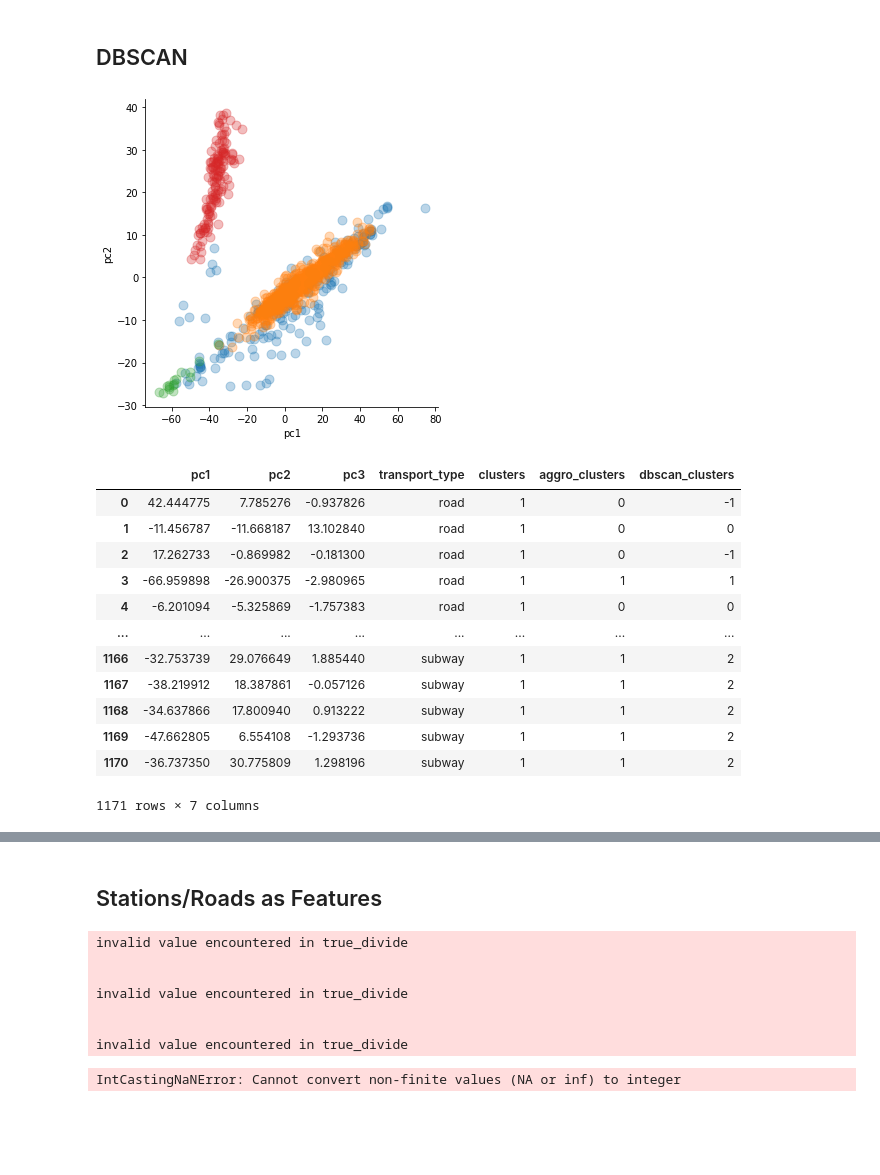
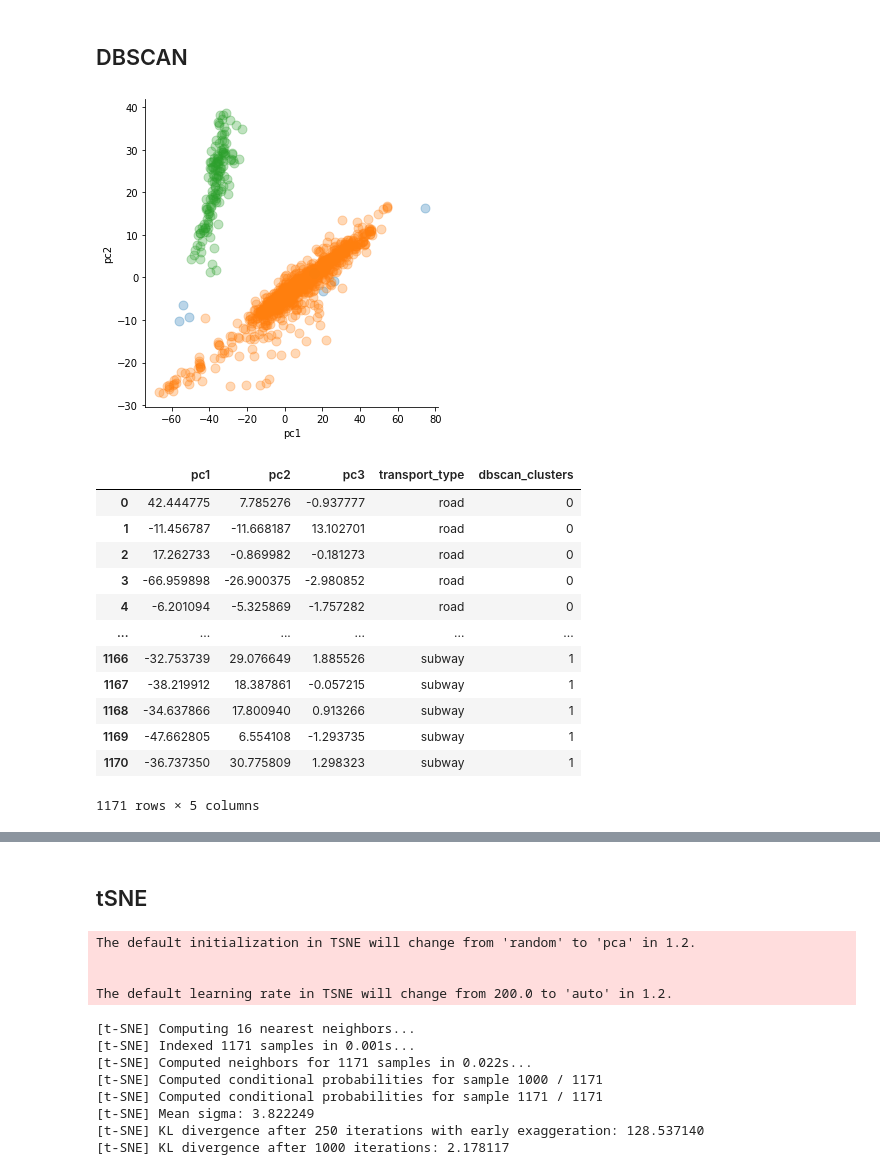
Before and after one commit to amandakhoo/data4all-team6, a Jupyter notebook: Feature Exploration and Unsupervised Learning.ipynb, the cells around one changed output, grey strips where cells are left out. Drawn from its saved outputs; the diff is of its cells as text; code cells hidden in the pictures; blank space fills up the shorter version.

```diff
--- a/Feature Exploration and Unsupervised Learning.ipynb
+++ b/Feature Exploration and Unsupervised Learning.ipynb
@@ -288,8 +284,8 @@ y = c.loc[:,['transport_type']].values
 X = StandardScaler().fit_transform(x)
 
 # clustering
-thresh = 35
-clusters = hcluster.fclusterdata(X, thresh, criterion="distance")
+thresh = 11
+clusters = hcluster.fclusterdata(principalComponents, thresh, criterion="distance")
 
 clusters
 # %% [output]
@@ -345,7 +341,7 @@ fig.show()
 ## Agglomerative clustering
 # %%
 from sklearn.cluster import AgglomerativeClustering
-clustering = AgglomerativeClustering(linkage='ward', n_clusters = 3).fit(X)
+clustering = AgglomerativeClustering(linkage='ward', n_clusters = 2).fit(principalComponents)
 clustering
 AgglomerativeClustering()
 clustering.labels_
@@ -387,33 +383,33 @@ fig.show()
 # %%
 from sklearn.cluster import DBSCAN
 
-clustering = DBSCAN(eps = 30, min_samples= 10).fit(X)
+clustering = DBSCAN(eps = 10, min_samples= 5).fit(principalComponents)
 principalDf['dbscan_clusters'] = clustering.labels_
 
 sns.lmplot( x="pc1", y="pc2",
   data=principalDf,
   fit_reg=False,
   legend=False,
            hue = 'dbscan_clusters',
   scatter_kws={"s": 80, "alpha": 0.3})
 
 plt.show()
 principalDf
 # %% [output]
-[figure, old version]
+[figure, new version]
-|  | pc1 | pc2 | pc3 | transport_type | clusters | aggro_clusters | dbscan_clusters |
-| 0 | 42.444775 | 7.785276 | -0.937826 | road | 1 | 0 | -1 |
-| 1 | -11.456787 | -11.668187 | 13.102840 | road | 1 | 0 | 0 |
-| 2 | 17.262733 | -0.869982 | -0.181300 | road | 1 | 0 | -1 |
-| 3 | -66.959898 | -26.900375 | -2.980965 | road | 1 | 1 | 1 |
-| 4 | -6.201094 | -5.325869 | -1.757383 | road | 1 | 0 | 0 |
-| ... | ... | ... | ... | ... | ... | ... | ... |
-| 1166 | -32.753739 | 29.076649 | 1.885440 | subway | 1 | 1 | 2 |
-| 1167 | -38.219912 | 18.387861 | -0.057126 | subway | 1 | 1 | 2 |
-| 1168 | -34.637866 | 17.800940 | 0.913222 | subway | 1 | 1 | 2 |
-| 1169 | -47.662805 | 6.554108 | -1.293736 | subway | 1 | 1 | 2 |
-| 1170 | -36.737350 | 30.775809 | 1.298196 | subway | 1 | 1 | 2 |
+|  | pc1 | pc2 | pc3 | transport_type | dbscan_clusters |
+| 0 | 42.444775 | 7.785276 | -0.937777 | road | 0 |
+| 1 | -11.456787 | -11.668187 | 13.102701 | road | 0 |
+| 2 | 17.262733 | -0.869982 | -0.181273 | road | 0 |
+| 3 | -66.959898 | -26.900375 | -2.980852 | road | 0 |
+| 4 | -6.201094 | -5.325869 | -1.757282 | road | 0 |
+| ... | ... | ... | ... | ... | ... |
+| 1166 | -32.753739 | 29.076649 | 1.885526 | subway | 1 |
+| 1167 | -38.219912 | 18.387861 | -0.057215 | subway | 1 |
+| 1168 | -34.637866 | 17.800940 | 0.913266 | subway | 1 |
+| 1169 | -47.662805 | 6.554108 | -1.293735 | subway | 1 |
+| 1170 | -36.737350 | 30.775809 | 1.298323 | subway | 1 |
-1171 rows × 7 columns
+1171 rows × 5 columns
 # %%
 import plotly.express as px
 from sklearn.decomposition import PCA
@@ -461,41 +457,37 @@ df_T.reset_index().iloc[[1028, 1029, 1030, 1031, 1032, 1033, 1034, 1035, 1036, 1
 | 1170 | station_40760_max_RRI | 0.904217 | 1.80868 | 2.415823 | 2.926371 | 0.188762 | 0.855838 | 1.587168 | ... |
 135 rows × 1093 columns
 # %% [markdown]
-## Stations/Roads as Features
+## tSNE
 # %%
 #normalize
-from sklearn.preprocessing import StandardScaler
+from sklearn.manifold import TSNE
 
-c = df # vs df[df.notna()]
-c = df[df.notna()]
+c = df_T # vs df[df.notna()]
+c = df_T.dropna()
 
-features = c.columns[(c.columns != 'weekday') & (c.columns != 'date')] #drop target
+features = c.columns[c.columns != 'transport_type'] #drop target
 
 # Separating out the features
 x = c[features]
 # Separating out the target
-y = c.loc[:,['weekday']].values
+y = c.loc[:,['transport_type']].values
 # Standardizing the features
 X = StandardScaler().fit_transform(x)
 X = pd.DataFrame(X)
-X.astype(int)
 
-#PCA
-
-from sklearn.decomposition import PCA
-
-pca = PCA(n_components=3)
-principalComponents = pca.fit_transform(X)
-principalDf = pd.DataFrame(data = principalComponents
-             , columns = ['pc1', 'pc2', 'pc3'])
-principalDf['transport_type'] = c.transport_type.values
-principalDf
+#TSNE
+tsne = TSNE(n_components=2, verbose=1, perplexity=5, n_iter=1000, random_state = 88)
+tsne_results = tsne.fit_transform(X)
 # %% [output]
-invalid value encountered in true_divide
+The default initialization in TSNE will change from 'random' to 'pca' in 1.2.
 
 
-invalid value encountered in true_divide
-
-
-invalid value encountered in true_divide
+The default learning rate in TSNE will change from 200.0 to 'auto' in 1.2.
-IntCastingNaNError: Cannot convert non-finite values (NA or inf) to integer
+[t-SNE] Computing 16 nearest neighbors...
+[t-SNE] Indexed 1171 samples in 0.001s...
+[t-SNE] Computed neighbors for 1171 samples in 0.022s...
+[t-SNE] Computed conditional probabilities for sample 1000 / 1171
+[t-SNE] Computed conditional probabilities for sample 1171 / 1171
+[t-SNE] Mean sigma: 3.822249
+[t-SNE] KL divergence after 250 iterations with early exaggeration: 128.537140
+[t-SNE] KL divergence after 1000 iterations: 2.178117
```
Also changed, not shown: parts of 25 cells of this notebook, 1 other file.
